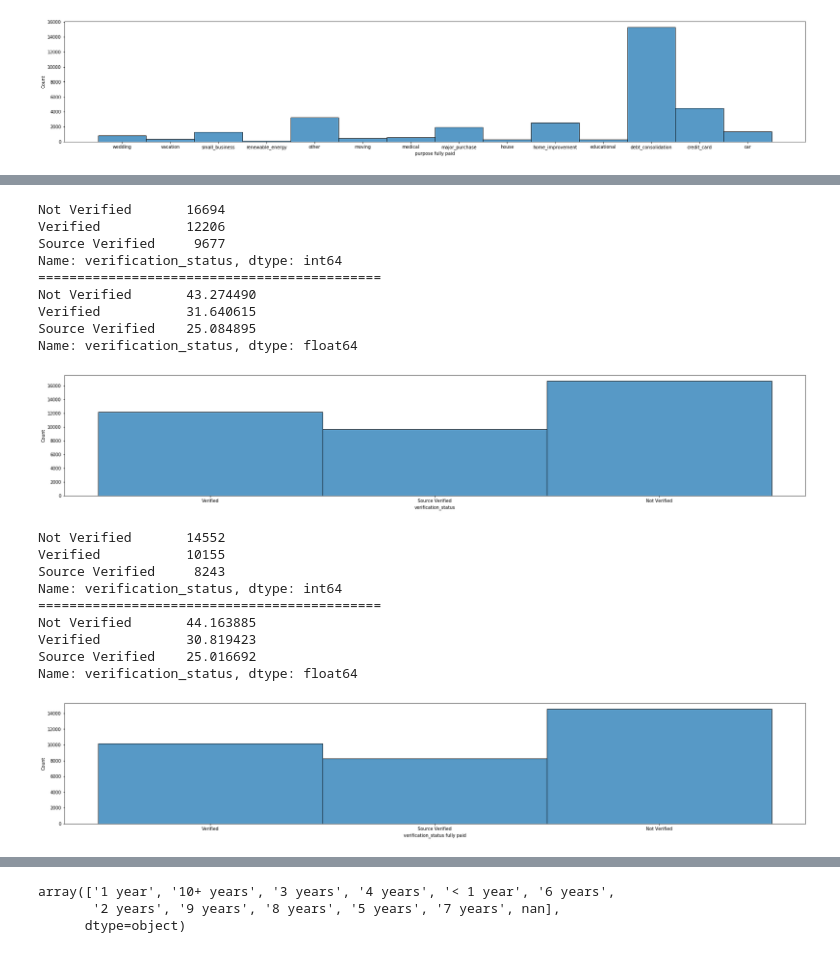
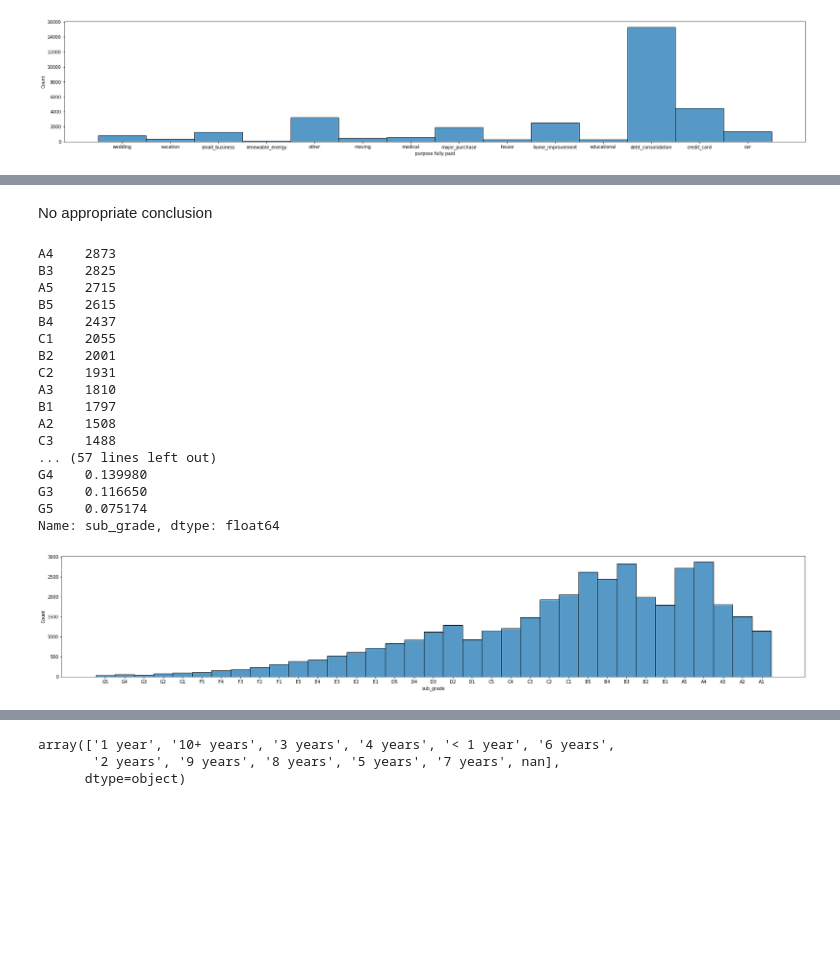
Before and after one commit to rickym99/lendingclub_casestudy, a Jupyter notebook: LCCS-Test.ipynb, the cells around one changed output, grey strips where cells are left out. Saved outputs shown, nothing was run; the diff lists cells and outputs as text; code cells hidden in the pictures; blank space fills up the shorter version.

```diff
--- a/LCCS-Test.ipynb
+++ b/LCCS-Test.ipynb
@@ -120,8 +127,12 @@ print('unique values in chargeoff_within_12_mths:', loan_df['chargeoff_within_12
 print('unique values in delinq_amnt:', loan_df['delinq_amnt'].unique())
 print('unique values in pymnt_plan:', loan_df['pymnt_plan'].unique())
 print('unique values in tax_liens:', loan_df['tax_liens'].unique())
+print('unique values in out_prncp:', loan_df['out_prncp'].unique())
+print('unique values in out_prncp_inv:', loan_df['out_prncp_inv'].unique())
 
-loan_df.drop(['collections_12_mths_ex_med','acc_now_delinq','chargeoff_within_12_mths','delinq_amnt','pymnt_plan' , 'tax_liens'], axis=1,inplace = True)
+
+loan_df.drop(['collections_12_mths_ex_med','acc_now_delinq','chargeoff_within_12_mths','delinq_amnt','pymnt_plan' ,
+              'tax_liens','out_prncp','out_prncp_inv'], axis=1,inplace = True)
 
 print('shape of dataframe post dropping 0/nan valued columns :',loan_df.shape)
 # %% [output]
@@ -390,28 +430,24 @@ Name: purpose, dtype: float64
+# %% [markdown]
+No appropriate conclusion
 # %%
-#sns.histplot(loan_df.verification_status)
-plot_hist(loan_df,'verification_status',3)
+# subgrade
+plot_hist(loan_df,'sub_grade',3)
 # %% [output]
-Not Verified       16694
-Verified           12206
-Source Verified     9677
-Name: verification_status, dtype: int64
-============================================
-Not Verified       43.274490
-Verified           31.640615
-Source Verified    25.084895
-Name: verification_status, dtype: float64
+A4    2873
+B3    2825
+A5    2715
+B5    2615
+B4    2437
+C1    2055
+B2    2001
+C2    1931
+A3    1810
+B1    1797
+A2    1508
+C3    1488
+... (57 lines left out)
+G4    0.139980
+G3    0.116650
+G5    0.075174
+Name: sub_grade, dtype: float64
-[figure, old version]
+[figure, new version]
-# %%
-#sns.histplot(loan_df.verification_status)
-plot_hist(loan_df,'verification_status',1)
-# %% [output]
-Not Verified       14552
-Verified           10155
-Source Verified     8243
-Name: verification_status, dtype: int64
-============================================
-Not Verified       44.163885
-Verified           30.819423
-Source Verified    25.016692
-Name: verification_status, dtype: float64
-[figure, removed]
```
Also changed, not shown: parts of 53 cells of this notebook.
